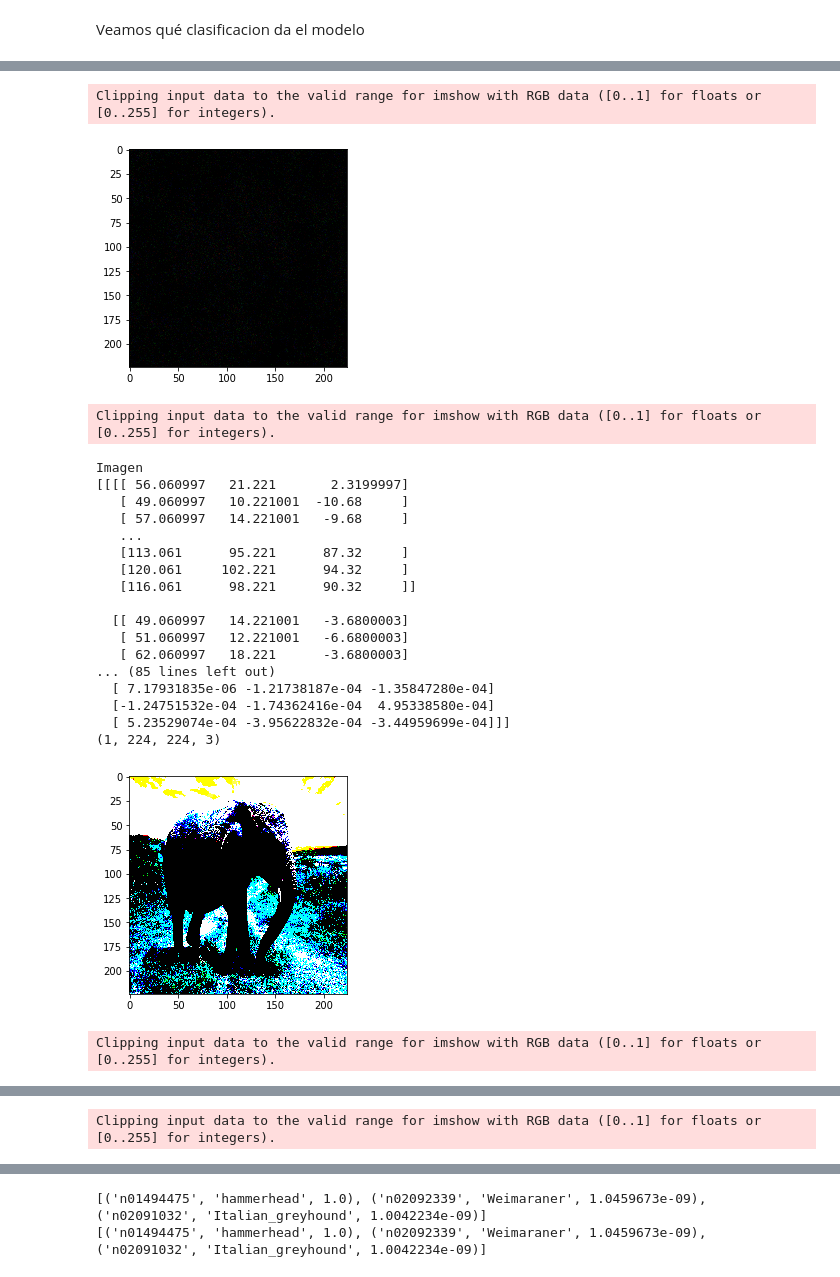
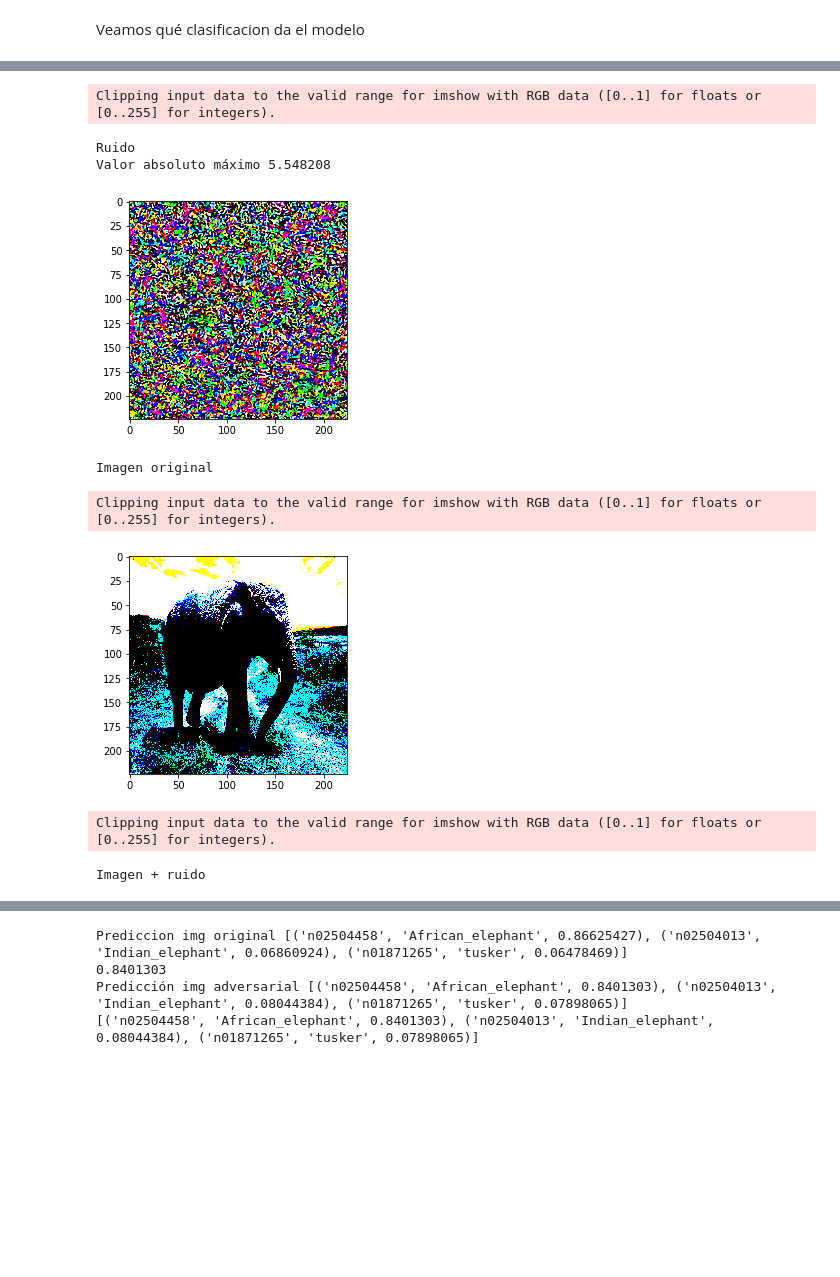
Before and after one commit to andrscyv/am_proyecto_final, a Jupyter notebook: ejemplo_adversarial_resnet.ipynb, the cells around one changed output, grey strips where cells are left out. Drawn from its saved outputs; the diff is of its cells as text; code cells hidden in the pictures; blank space fills up the shorter version.

```diff
--- a/ejemplo_adversarial_resnet.ipynb
+++ b/ejemplo_adversarial_resnet.ipynb
@@ -97,4 +100,17 @@ Predicted: [('n09256479', 'coral_reef', 0.2639672), ('n02999410', 'chain', 0.180
 # %%
+
+#custom activation function for keeping adversarial pixel values between 0.0 and 1.0
+def clip(x):
+    return K.clip(x, 0.0, 1.0)
+
+#custom loss funciton for non-targeted misclassification
+def negative_categorical_crossentropy(yTrue,yPred):
+    return 0.0 - K.categorical_crossentropy(yTrue,yPred)
+
+#add custom objects to dictionary
+get_custom_objects().update({'clip': Activation(clip)})
+get_custom_objects().update({'negative_categorical_crossentropy': negative_categorical_crossentropy})
+
 def define_adversarial_model(img_shape, regularization, classifier):
     h = img_shape[0]
     w = img_shape[1]
@@ -122,6 +138,7 @@ def define_adversarial_model(img_shape, regularization, classifier):
     adversarial_model = Model(inputs=[image,one], outputs=outputs)
     #vuelve estáticos los parametros del classificador, solo entrena capa de ruido
     adversarial_model.layers[-1].trainable = False
+    adversarial_model.layers[-2].trainable = False
     return adversarial_model
 
 def entrena_modelo_adversarial(adversarial_model, target, img, num_epocas):
@@ -134,8 +151,8 @@ def entrena_modelo_adversarial(adversarial_model, target, img, num_epocas):
     #entrenamiento
     adversarial_model.fit(x={'image':img,'unity':np.ones(shape=(1,1))},y=target_vector.reshape(1,-1),epochs=num_epocas,verbose=2,
     callbacks=[checkpoint])
-    #adversarial_model.fit(x={'image':img,'unity':np.ones(shape=(1,1))},y=target_vector.reshape(1,-1),epochs=num_epocas,verbose=2)
-    #restore best weights
+
+    #Carga mejores parametros
     adversarial_model.load_weights('./adversarial_weights_resnet.h5')
 
 def recupera_ruido(adversarial_model):
@@ -155,11 +172,11 @@ def clasifica_mod_adversarial(inp, net):
 #generate_adversary(x_not_pre,5,model,l1(0.01),'negative_categorical_crossentropy')
 # %%
 adversarial_model = define_adversarial_model((224,224,3),l1(0.0000001),model)
-adversarial_model.compile(optimizer='nadam', loss='categorical_crossentropy', metrics=[categorical_accuracy])
+adversarial_model.compile(optimizer='nadam', loss='negative_categorical_crossentropy', metrics=[categorical_accuracy])
 # %%
-target = 4
+target = 386
 target_vector = np.zeros((1,1000))
 target_vector[0, target] = 1
 print(decode_predictions(target_vector, top = 3)[0])
-entrena_modelo_adversarial(adversarial_model,target,x, 500)
+entrena_modelo_adversarial(adversarial_model,target,x, 2000)
 # %% [output]
@@ -183,40 +200,26 @@ Epoch 500/500
 # %%
-#adversarial_model.load_weights('./adversarial_weights_resnet.h5')
+#Recuperamos los parámetros de la capa de ruido
 ruido = adversarial_model.get_weights()[0].reshape((224,224,3))
-#ruido = 55* ruido
-#img_pre = preprocessImg(ruido + x_not_pre)
+print('Ruido')
+print('Valor absoluto máximo', np.max(np.abs(ruido)))
 plotImage(ruido)
-print('Imagen')
-print(x)
-print('Ruido')
-print(ruido)
 imagen_adversarial = x + ruido
-print(imagen_adversarial.shape)
+print('Imagen original')
 plotImage(x[0])
+print('Imagen + ruido ')
 plotImage(imagen_adversarial[0])
-plotImage(imagen_adversarial[0] - x[0])
-print(decode_predictions(model.predict(imagen_adversarial), top=3)[0])
+print('Prediccion img original',decode_predictions(model.predict(x), top=3)[0] )
+pred_advs = model.predict(imagen_adversarial)[0]
+print(pred_advs[target])
+print('Predicción img adversarial',decode_predictions(model.predict(imagen_adversarial), top=3)[0])
 print(clasifica_mod_adversarial({'image':x,'unity':np.ones(shape=(1,1))}, adversarial_model))
 # %% [output]
 Clipping input data to the valid range for imshow with RGB data ([0..1] for floats or [0..255] for integers).
+Ruido
+Valor absoluto máximo 5.548208
-[figure, old version]
+[figure, new version]
-Clipping input data to the valid range for imshow with RGB data ([0..1] for floats or [0..255] for integers).
-Imagen
-[[[[ 56.060997   21.221       2.3199997]
-   [ 49.060997   10.221001  -10.68     ]
-   [ 57.060997   14.221001   -9.68     ]
-   ...
-   [113.061      95.221      87.32     ]
-   [120.061     102.221      94.32     ]
-   [116.061      98.221      90.32     ]]
-
-  [[ 49.060997   14.221001   -3.6800003]
-   [ 51.060997   12.221001   -6.6800003]
-   [ 62.060997   18.221      -3.6800003]
-... (85 lines left out)
-  [ 7.17931835e-06 -1.21738187e-04 -1.35847280e-04]
-  [-1.24751532e-04 -1.74362416e-04  4.95338580e-04]
-  [ 5.23529074e-04 -3.95622832e-04 -3.44959699e-04]]]
-(1, 224, 224, 3)
+Imagen original
+Clipping input data to the valid range for imshow with RGB data ([0..1] for floats or [0..255] for integers).
 [figure]
-Clipping input data to the valid range for imshow with RGB data ([0..1] for floats or [0..255] for integers).
+Clipping input data to the valid range for imshow with RGB data ([0..1] for floats or [0..255] for integers).
+Imagen + ruido
@@ -224 +226,0 @@ Clipping input data to the valid range for imshow with RGB data ([0..1] for floa
-Clipping input data to the valid range for imshow with RGB data ([0..1] for floats or [0..255] for integers).
@@ -226,3 +227,5 @@ Clipping input data to the valid range for imshow with RGB data ([0..1] for floa
-[('n01494475', 'hammerhead', 1.0), ('n02092339', 'Weimaraner', 1.0459673e-09), ('n02091032', 'Italian_greyhound', 1.0042234e-09)]
-[('n01494475', 'hammerhead', 1.0), ('n02092339', 'Weimaraner', 1.0459673e-09), ('n02091032', 'Italian_greyhound', 1.0042234e-09)]
+Prediccion img original [('n02504458', 'African_elephant', 0.86625427), ('n02504013', 'Indian_elephant', 0.06860924), ('n01871265', 'tusker', 0.06478469)]
+0.8401303
+Predicción img adversarial [('n02504458', 'African_elephant', 0.8401303), ('n02504013', 'Indian_elephant', 0.08044384), ('n01871265', 'tusker', 0.07898065)]
+[('n02504458', 'African_elephant', 0.8401303), ('n02504013', 'Indian_elephant', 0.08044384), ('n01871265', 'tusker', 0.07898065)]
 # %%
```
Also changed, not shown: parts of 6 cells of this notebook, 7 other files.
